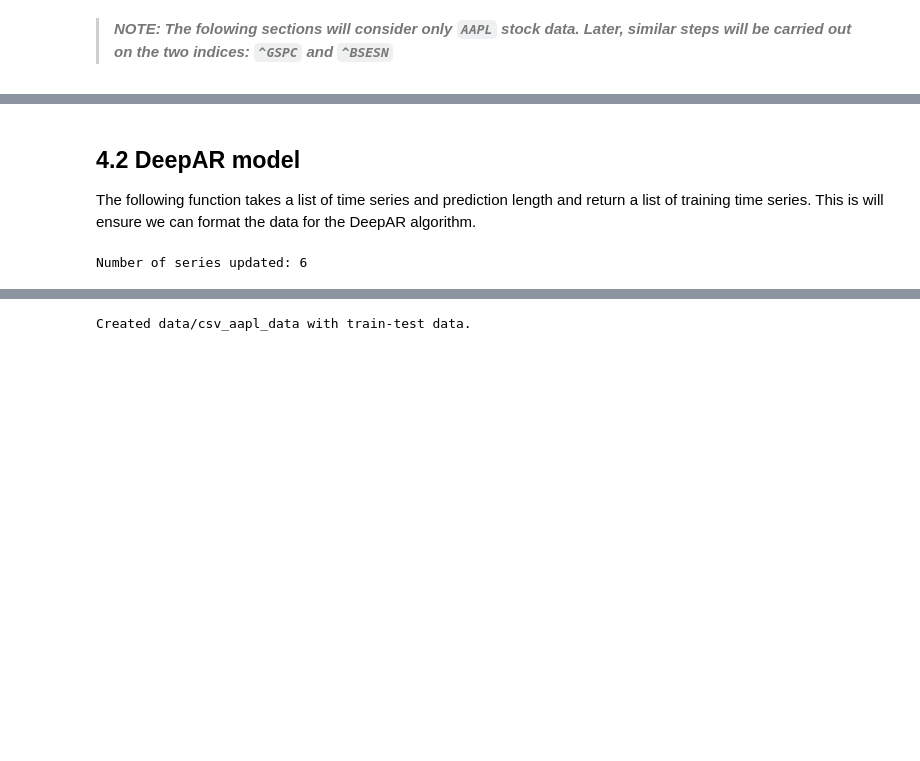
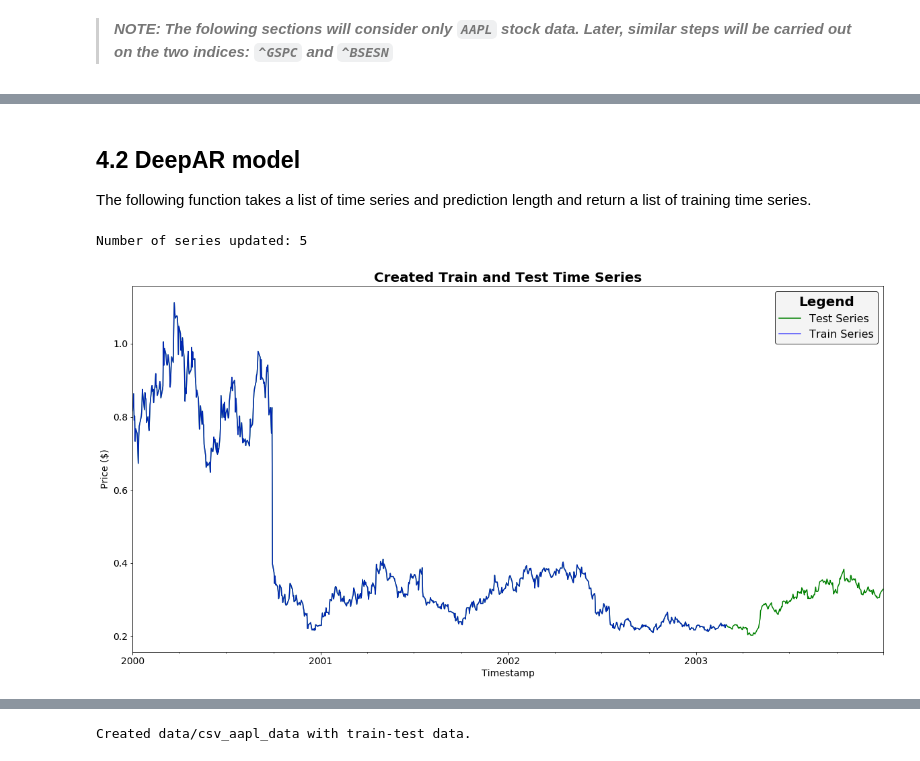
Before and after one commit to radroid/stock-price-predictor, a Jupyter notebook: 2_Data_Preparation.ipynb, the cells around one changed output, grey strips where cells are left out. Cells and saved outputs as stored; diff of their text form; code cells hidden in the pictures; blank space fills up the shorter version.

```diff
--- a/2_Data_Preparation.ipynb
+++ b/2_Data_Preparation.ipynb
@@ -168,7 +182,9 @@ def create_time_series(data: pd.Series, series_length_years: int,
 
     while start_date < last_date:
         end_date = start_date + pd.DateOffset(years=series_length_years) - pd.DateOffset(days=1)
-        time_series_list.append(data.loc[start_date:end_date])
+        ts = data.loc[start_date:end_date]
+        time_series_list.append(ts)
+        print(f'Time series of length {len(ts)} created.')
         start_date = end_date + pd.DateOffset(days=1)
 
     is_last_equal = str(max(time_series_list[0].index.date))[5:10] == str(max(time_series_list[-1].index.date))[5:10]
@@ -176,7 +192,7 @@ def create_time_series(data: pd.Series, series_length_years: int,
     if equal_series and not is_last_equal:
         time_series_list = time_series_list[:-1]
 
-    print(f'Number of series created: {len(time_series_list)}')
+    print(f'\n\nNumber of series created: {len(time_series_list)}')
     print(f'Last series removed: {not is_last_equal}')
     print(f'Last series end date: {max(time_series_list[-1].index.date)}')
     return time_series_list
@@ -188,0 +201,4 @@ Last series end date: 2019-12-31
+# %%
+start = datetime.datetime(2000, 1, 1)
+
+ts_list = create_time_series(aapl_data['Adj Close'], 4, start)
@@ -210,8 +272,7 @@ Train ts date range: 2002-01-01 - 2019-02-28
 # %% [markdown]
 <a id="split-deepar-model"></a>
 ## 4.2 DeepAR model
-
-The following function takes a list of time series and prediction length and return a list of training time series. This is will ensure we can format the data for the DeepAR algorithm.
+The following function takes a list of time series and prediction length and return a list of training time series.
 # %%
 def create_training_series(time_series_list: list,
                            prediction_length_months: int):
@@ -237,6 +298,10 @@ def create_training_series(time_series_list: list,
 # %%
 # Create training series
 prediction_length = 10
-train_series_list = create_training_series(ts_list, prediction_length)
+train_ts_list = create_training_series(ts_list, prediction_length)
 # %% [output]
-Number of series updated: 6
+Number of series updated: 5
+# %%
+plot_train_test_data(train_ts_list[0], ts_list[0])
+# %% [output]
+[figure, added]
```
Also changed, not shown: parts of 20 cells of this notebook, 2 other files.
